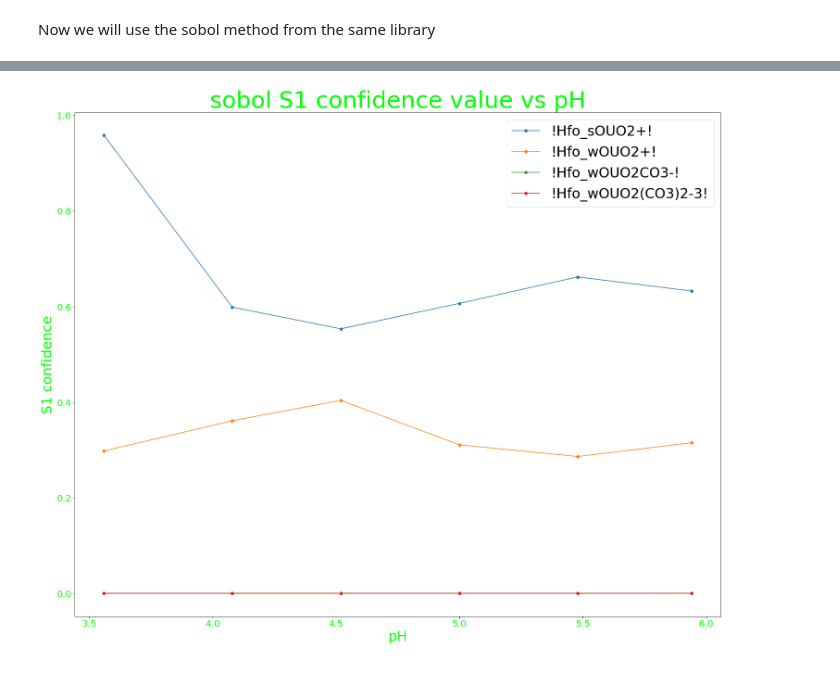
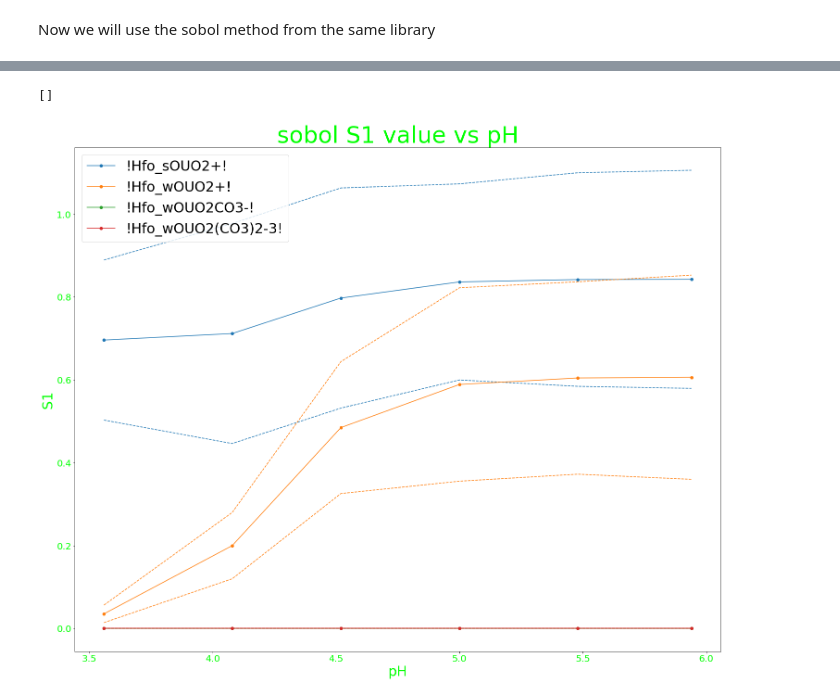
Before and after one commit to A-440Hz/ML4SCM, a Jupyter notebook: UQ - Monte Carlo Simulations.ipynb, the cells around one changed output, grey strips where cells are left out. Drawn from its saved outputs; the diff is of its cells as text; code cells hidden in the pictures.

Commit message:
confidence intervals

```diff
--- a/UQ - Monte Carlo Simulations.ipynb
+++ b/UQ - Monte Carlo Simulations.ipynb
@@ -296,9 +296,9 @@ def dicts_to_mtrx(dlist, key):
     return mtrx
 
 def morris_summary(morris_res):
-    # returns mean EE, mean abs EE, and STD of (parameter, simulation) from phreeqc
+    # returns SALib dictionary results in matrix form by (parameter, simulation#)
     return dicts_to_mtrx(morris_res, "mu").T, dicts_to_mtrx(morris_res, "mu_star").T, \
-        dicts_to_mtrx(morris_res, "sigma").T
+        dicts_to_mtrx(morris_res, "sigma").T, dicts_to_mtrx(morris_res, "mu_star_conf").T
 # %%
 # Generate samples according to the morris method
 # in this case it's 20*(num_vars+1) sets of 4 parameters within the bounds
@@ -355,5 +331,5 @@ ms
 # %%
-f = plt.figure(figsize=[25,20])
+f, ax = plt.subplots(figsize=[25,20])
 
 # setting plot colors so I can read the plot in a dark background notebook
 plt.title("morris mean abs EE vs pH", fontdict={'fontsize': 50, 'color': 'lime'})
@@ -363,6 +339,10 @@ plt.ylabel('mean |EE|', fontdict={'fontsize': 30, 'color': 'lime'})
 plt.yticks(fontsize = 20, color = 'lime')
 
 for i in range(len(ms[1])):
-    plt.plot(exp_pH, ms[1][i], marker='o', label="{}".format(pars[i]))
-    plt.legend(fontsize=30)
+    ax.plot(exp_pH, ms[1][i], marker='o', label="{}".format(pars[i]))
+    ax.plot(exp_pH, ms[1][i]-ms[3][i]/2, ls='--', color=ax.lines[-1].get_color())
+    ax.plot(exp_pH, ms[1][i]+ms[3][i]/2, ls='--', color=ax.lines[-2].get_color())
+
+ax.legend(fontsize=30)
+ax.plot()
 # %% [output]
@@ -421,8 +402,8 @@ Y = load_sim("7_20sim.npy")
 sr = sobol_analysis(X, Y)
 # %%
 sb_s1 = dicts_to_mtrx(sr, "S1").T
-
-f = plt.figure(figsize=[25,20])
+sb_s1c = dicts_to_mtrx(sr, "S1_conf").T
+f, ax = plt.subplots(figsize=[25,20])
 
 # setting plot colors so I can read the plot in a dark background notebook
 plt.title("sobol S1 value vs pH", fontdict={'fontsize': 50, 'color': 'lime'})
@@ -432,6 +413,9 @@ plt.ylabel('S1', fontdict={'fontsize': 30, 'color': 'lime'})
 plt.yticks(fontsize = 20, color = 'lime')
 
 for i in range(len(sb_s1)):
-    plt.plot(exp_pH, sb_s1[i], marker='o', label="{}".format(pars[i]))
-    plt.legend(fontsize=30)
+    ax.plot(exp_pH, sb_s1[i], marker='o', label="{}".format(pars[i]))
+    ax.plot(exp_pH, sb_s1[i]-sb_s1c[i]/2, ls='--', color=ax.lines[-1].get_color())
+    ax.plot(exp_pH, sb_s1[i]+sb_s1c[i]/2, ls='--', color=ax.lines[-2].get_color())
+ax.legend(fontsize=30)
+ax.plot()
 # %% [output]
@@ -439,17 +424,21 @@ for i in range(len(sb_s1)):
 # %%
-sb_st = dicts_to_mtrx(sr, "S1_conf").T
-
-f = plt.figure(figsize=[25,20])
+sb_st = dicts_to_mtrx(sr, "ST").T
+sb_stc = dicts_to_mtrx(sr, "ST_conf").T
+f, ax = plt.subplots(figsize=[25,20])
 
 # setting plot colors so I can read the plot in a dark background notebook
-plt.title("sobol S1 confidence value vs pH", fontdict={'fontsize': 50, 'color': 'lime'})
+plt.title("sobol S1 value vs pH", fontdict={'fontsize': 50, 'color': 'lime'})
 plt.xlabel('pH', fontdict={'fontsize': 30, 'color': 'lime'})
 plt.xticks(fontsize = 20, color = 'lime')
-plt.ylabel('S1 confidence', fontdict={'fontsize': 30, 'color': 'lime'})
+plt.ylabel('S1', fontdict={'fontsize': 30, 'color': 'lime'})
 plt.yticks(fontsize = 20, color = 'lime')
 
 for i in range(len(sb_st)):
-    plt.plot(exp_pH, sb_st[i], marker='o', label="{}".format(pars[i]))
-    plt.legend(fontsize=30)
+    ax.plot(exp_pH, sb_st[i], marker='o', label="{}".format(pars[i]))
+    ax.plot(exp_pH, sb_st[i]-sb_stc[i]/2, ls='--', color=ax.lines[-1].get_color())
+    ax.plot(exp_pH, sb_st[i]+sb_stc[i]/2, ls='--', color=ax.lines[-2].get_color())
+ax.legend(fontsize=30)
+ax.plot()
 # %% [output]
+[]
-[figure, old version]
+[figure, new version]
```
Also changed, not shown: parts of 8 cells of this notebook.
